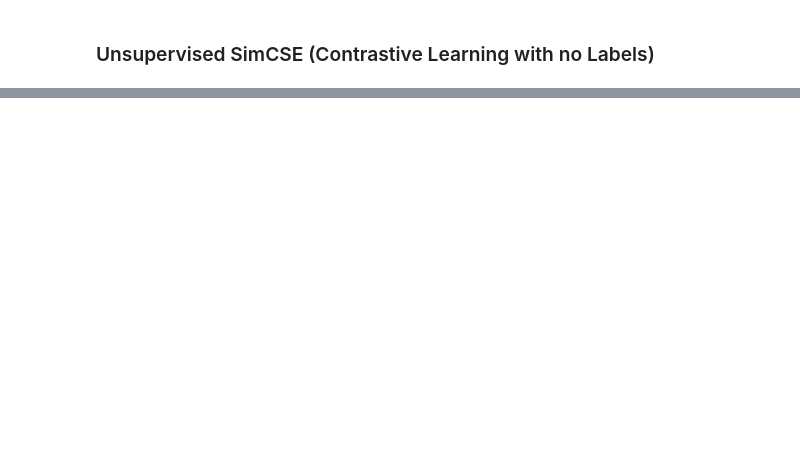
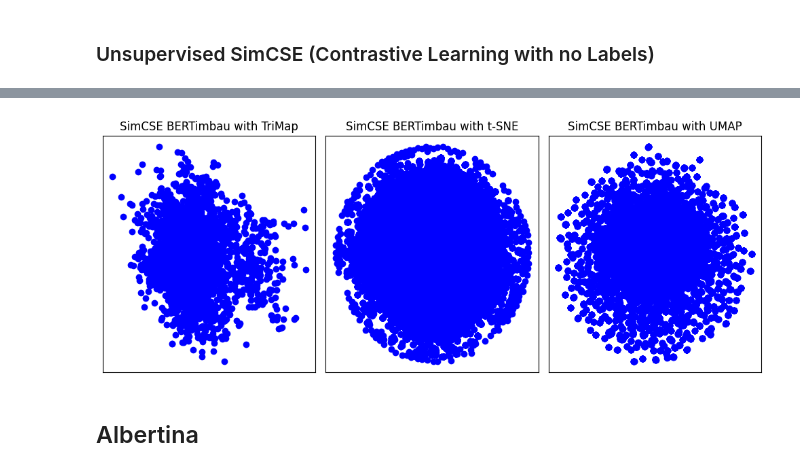
Before and after one commit to Luizerko/indigenous_clusters_and_communities, a Jupyter notebook: tainacan_collection/language_based/language_clustering.ipynb, the cells around one changed output, grey strips where cells are left out. Drawn from its saved outputs; the diff is of its cells as text; code cells hidden in the pictures; blank space fills up the shorter version.

```diff
--- a/tainacan_collection/language_based/language_clustering.ipynb
+++ b/tainacan_collection/language_based/language_clustering.ipynb
@@ -97,14 +197,14 @@ Due to the very small amount of sentences with more than 128 tokens, and to the
 device = torch.device('cuda:0' if torch.cuda.is_available() else "cpu")
 
 # Initializing model, turning it into eval mode and zeroing out the gradients
-model = AutoModel.from_pretrained('neuralmind/bert-base-portuguese-cased')
+model = AutoModel.from_pretrained('neuralmind/bert-large-portuguese-cased')
 model = model.to(device)
 model.eval()
 model.zero_grad()
 
 # Getting sentences' dataset, dataloader and splits
 text_ind_df = ind_df[~ind_df['descricao'].isna()]
-max_length = 128
+max_length = 64
 text_dataset = TextDataset(text_ind_df, tokenizer, max_length=max_length)
 full_batch_size = 1
 text_dataloader = get_dataloaders(text_dataset, full_batch_size)
@@ -114,7 +214,7 @@ train_size = int(0.8*data_size)
 val_size = int(0.1*data_size)
 test_size = data_size - train_size - val_size
 splits = [train_size, val_size, test_size]
-split_batch_size = 32
+split_batch_size = 16
 text_dataset_splits, text_dataloader_splits = get_dataloaders(text_dataset, \
                                                               split_batch_size, splits)
 
@@ -160,7 +260,7 @@ for indices, input_ids, _ in tqdm(text_dataloader):
     tokens, attributions, delta = get_attributions(lig, tokenizer, input_ids, \
                                                    baseline_input_ids, \
                                                    attrib_aggreg_type='l2-norm', \
-                                                   return_tokens=False, \
+                                                   return_tokens=True, \
                                                    verbose=False, \
                                                    sample_num=min(analyzed_sample, \
                                                                   full_batch_size-1))
@@ -169,6 +269,6 @@ for indices, input_ids, _ in tqdm(text_dataloader):
 
 # Concatenating the batches
 vanilla_bertimbau_indices = np.array(vanilla_bertimbau_indices).squeeze(-1)
-vanilla_bertimbau_embeddings = torch.cat(vanilla_bertimbau_embeddings, dim=0)
+vanilla_bertimbau_embeddings = np.array(torch.cat(vanilla_bertimbau_embeddings, dim=0))
 vanilla_bertimbau_tokens = np.array(vanilla_bertimbau_tokens)
 vanilla_bertimbau_attributions = np.array(torch.cat(vanilla_bertimbau_attributions, dim=0))
@@ -175,7 +293,7 @@ vanilla_bertimbau_attributions = np.array(torch.cat(vanilla_bertimbau_attributio
 # %%
 # Getting data projections
 vanilla_bertimbau_trimap, vanilla_bertimbau_tsne, \
-vanilla_bertimbau_umap = data_projections(np.array(vanilla_bertimbau_embeddings))
+vanilla_bertimbau_umap = data_projections(vanilla_bertimbau_embeddings)
 
 # Normalizing data for later plot on tool
 norm_factor = 12
@@ -277,7 +419,7 @@ for indices, input_ids, _ in tqdm(text_dataloader):
 
 # Concatenating the batches
 simcse_bertimbau_indices = np.array(simcse_bertimbau_indices).squeeze(-1)
-simcse_bertimbau_embeddings = torch.cat(simcse_bertimbau_embeddings, dim=0)
+simcse_bertimbau_embeddings = np.array(torch.cat(simcse_bertimbau_embeddings, dim=0))
 simcse_bertimbau_attributions = np.array(torch.cat(simcse_bertimbau_attributions, dim=0))
 # %%
 # Getting data projections
@@ -292,15 +455,16 @@ simcse_bertimbau_umap = normalize(simcse_bertimbau_umap, norm_factor)
 # %%
 # Visualizing resulting projections
-plt.figure(figsize=(10,6))
-# plt.suptitle('Comparing Projections of BERTimbau Models')
+plt.figure(figsize=(10,4))
 
 # Plotting SimCSE BERTimbau projections
 projs = [simcse_bertimbau_trimap, simcse_bertimbau_tsne, simcse_bertimbau_umap]
 proj_names = ['SimCSE BERTimbau with TriMap', 'SimCSE BERTimbau with t-SNE', \
               'SimCSE BERTimbau with UMAP']
 row_scatter_plot(projs, proj_names, 1, 'b', 1, )
 
 plt.tight_layout()
 plt.show()
+# %% [output]
+[figure, added]
 # %%
 # Saving outputs for visualization tool (trimap)
@@ -314,0 +483,2 @@ _ = saving_outputs(simcse_bertimbau_umap, vanilla_brtimbau_tokens, \
+# %% [markdown]
+## Albertina
```
Also changed, not shown: parts of 21 cells of this notebook, 4 other files.
